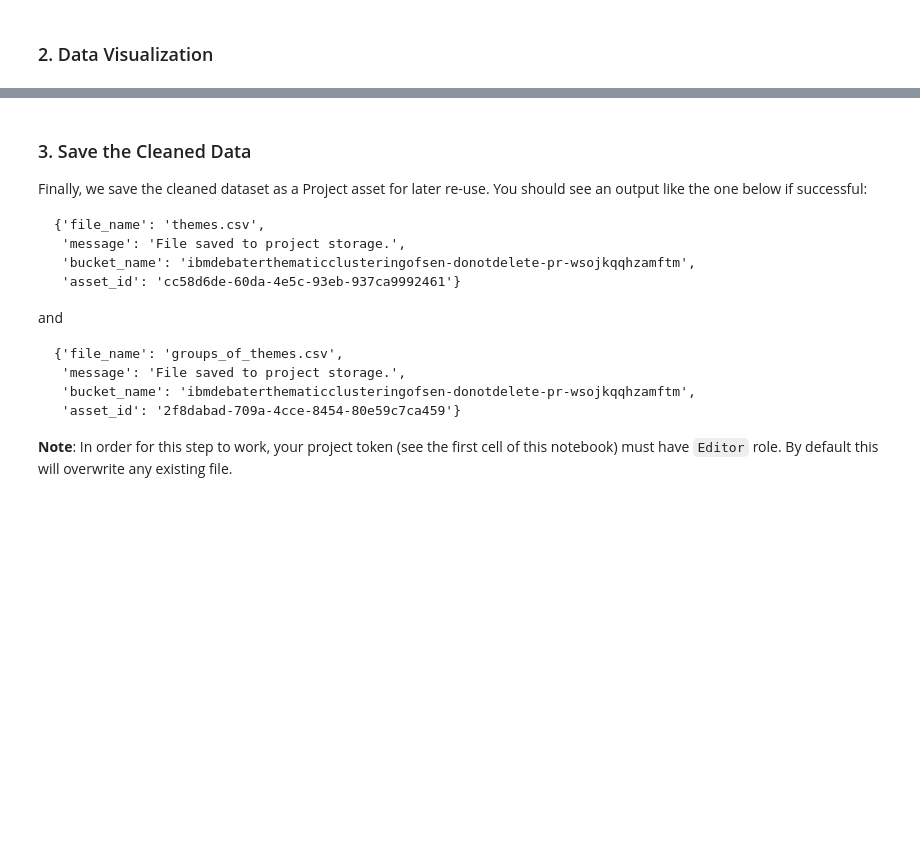
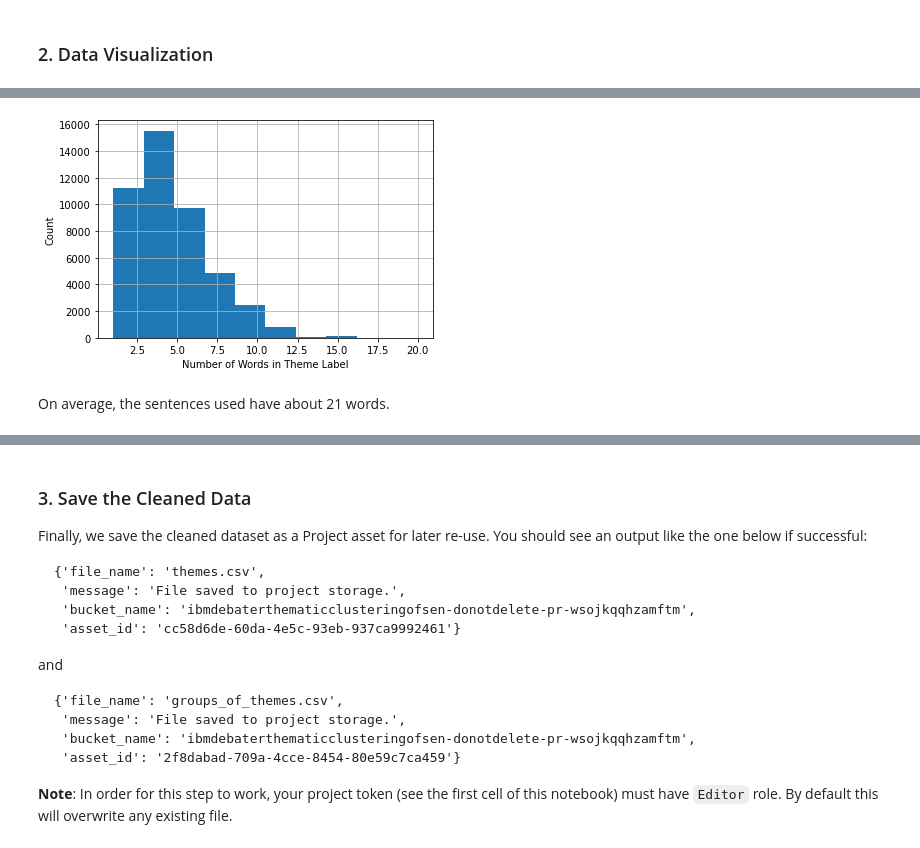
Before and after one commit to CODAIT/watson-studio-gallery-thematic-clustering-project, a Jupyter notebook: notebooks/Part 1 - Data Exploration & Visualization.ipynb, the cells around one changed output, grey strips where cells are left out. Saved outputs shown, nothing was run; the diff lists cells and outputs as text; code cells hidden in the pictures; blank space fills up the shorter version.

```diff
--- a/notebooks/Part 1 - Data Exploration & Visualization.ipynb
+++ b/notebooks/Part 1 - Data Exploration & Visualization.ipynb
@@ -202,0 +235,8 @@ df.label_id.hist();
+# %%
+ax = df['label'].str.split('_').apply(len).hist()
+ax.set_xlabel('Number of Words in Theme Label')
+ax.set_ylabel('Count');
+# %% [output]
+[figure, added]
+# %% [markdown]
+On average, the sentences used have about 21 words.
```
Also changed, not shown: parts of 10 cells of this notebook.
